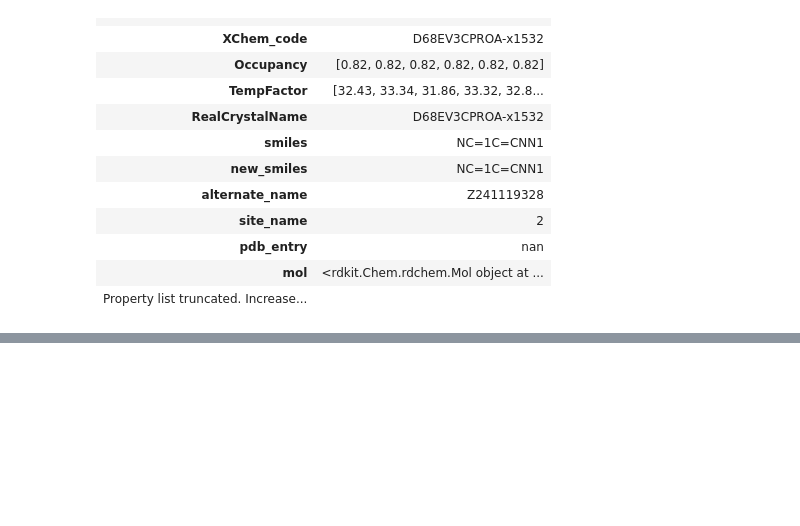
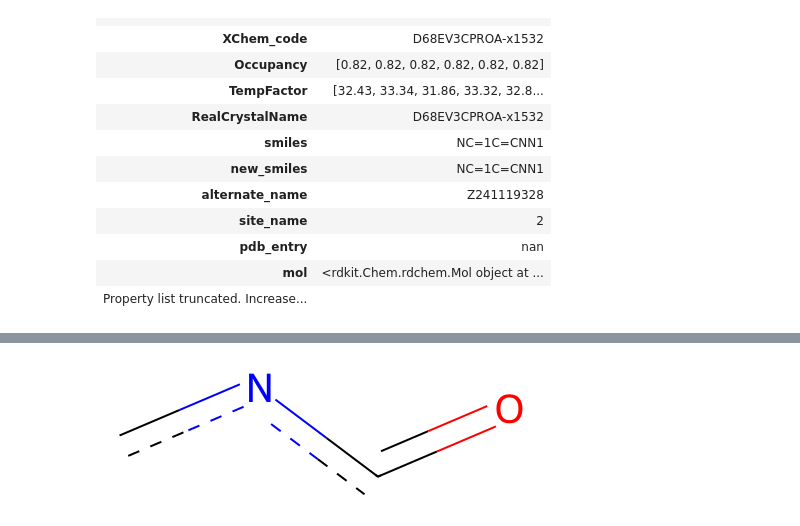
Before and after one commit to matteoferla/EV-D68-3C-protease, a Jupyter notebook: 02_hit-prep/catalogue.ipynb, the cells around one changed output, grey strips where cells are left out. Drawn from its saved outputs; the diff is of its cells as text; code cells hidden in the pictures; blank space fills up the shorter version.

```diff
--- a/02_hit-prep/catalogue.ipynb
+++ b/02_hit-prep/catalogue.ipynb
@@ -155,0 +160,4 @@ clipboard.copy(' '.join(set(library_collection.library.to_list())))
+# %%
+Chem.MolFromSmarts('C:N:C(=O)')
+# %% [output]
+[figure, added]
```
Also changed, not shown: parts of 4 cells of this notebook, 4 other files.
